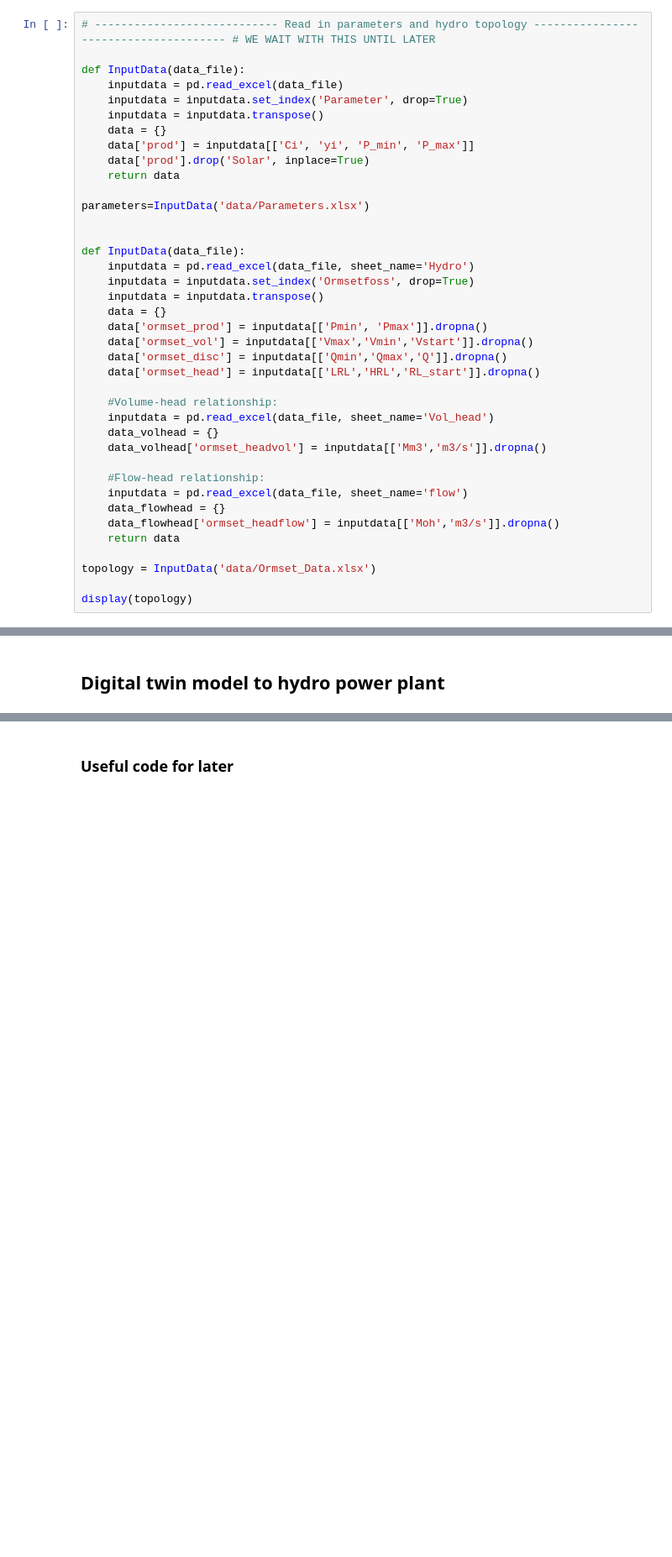
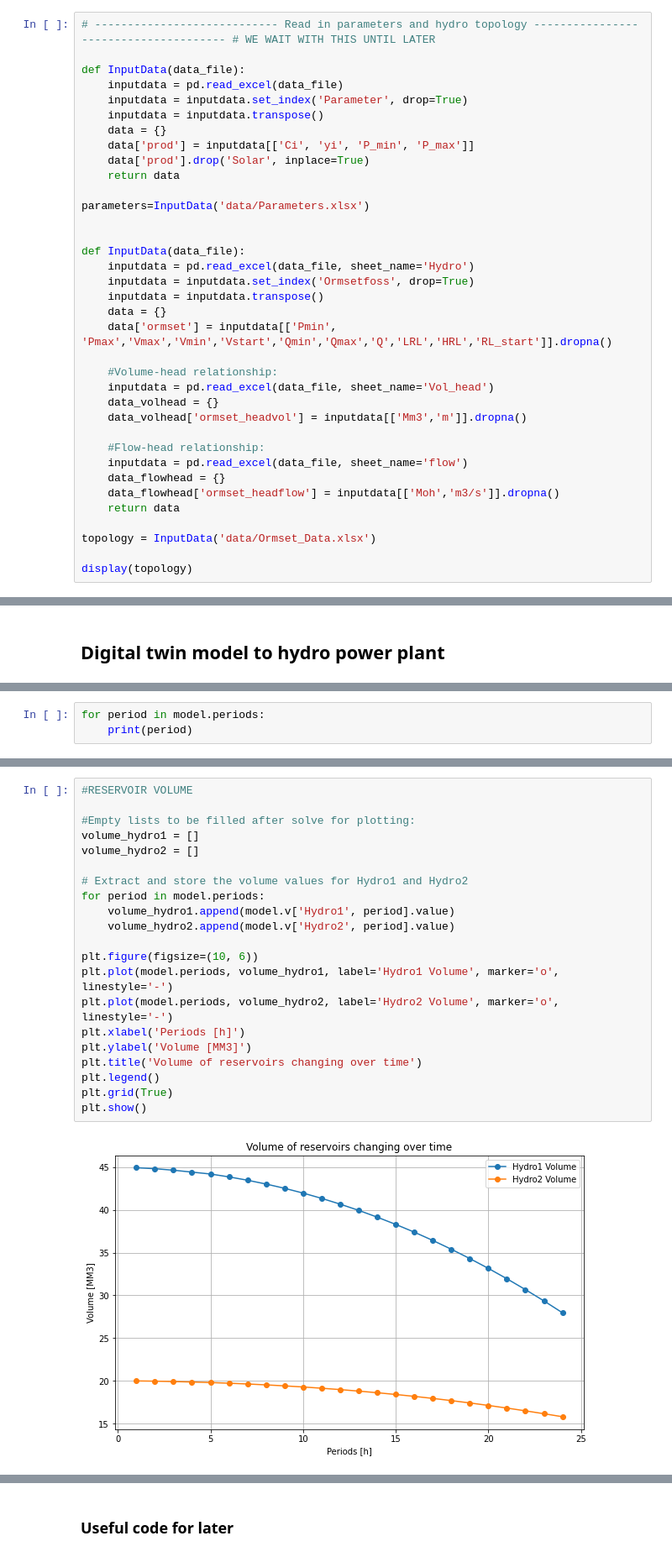
Before and after one commit to BenjaminTro/Preliminary-project, a Jupyter notebook: Hydro_power_plant.ipynb, the cells around one changed output, grey strips where cells are left out. Shown at 84% size. Cells and saved outputs as stored; diff of their text form; blank space fills up the shorter version.

```diff
--- a/Hydro_power_plant.ipynb
+++ b/Hydro_power_plant.ipynb
@@ -36,15 +36,12 @@ def InputData(data_file):
     inputdata = inputdata.set_index('Ormsetfoss', drop=True)
     inputdata = inputdata.transpose()
     data = {}
-    data['ormset_prod'] = inputdata[['Pmin', 'Pmax']].dropna()
-    data['ormset_vol'] = inputdata[['Vmax','Vmin','Vstart']].dropna()
-    data['ormset_disc'] = inputdata[['Qmin','Qmax','Q']].dropna()
-    data['ormset_head'] = inputdata[['LRL','HRL','RL_start']].dropna()
+    data['ormset'] = inputdata[['Pmin', 'Pmax','Vmax','Vmin','Vstart','Qmin','Qmax','Q','LRL','HRL','RL_start']].dropna()
 
     #Volume-head relationship:
     inputdata = pd.read_excel(data_file, sheet_name='Vol_head')
     data_volhead = {}
-    data_volhead['ormset_headvol'] = inputdata[['Mm3','m3/s']].dropna()
+    data_volhead['ormset_headvol'] = inputdata[['Mm3','m']].dropna()
 
     #Flow-head relationship:
     inputdata = pd.read_excel(data_file, sheet_name='flow')
@@ -257,0 +540,3 @@ ValueError: No value for uninitialized NumericValue object p[Hydro1,1]
+# %%
+for period in model.periods:
+    print(period)
@@ -257,0 +563,23 @@ ValueError: No value for uninitialized NumericValue object p[Hydro1,1]
+# %%
+#RESERVOIR VOLUME
+
+#Empty lists to be filled after solve for plotting:
+volume_hydro1 = []
+volume_hydro2 = []
+
+# Extract and store the volume values for Hydro1 and Hydro2
+for period in model.periods:
+    volume_hydro1.append(model.v['Hydro1', period].value)
+    volume_hydro2.append(model.v['Hydro2', period].value)
+
+plt.figure(figsize=(10, 6))
+plt.plot(model.periods, volume_hydro1, label='Hydro1 Volume', marker='o', linestyle='-')
+plt.plot(model.periods, volume_hydro2, label='Hydro2 Volume', marker='o', linestyle='-')
+plt.xlabel('Periods [h]')
+plt.ylabel('Volume [MM3]')
+plt.title('Volume of reservoirs changing over time')
+plt.legend()
+plt.grid(True)
+plt.show()
+# %% [output]
+[figure, added]
```
Also changed, not shown: parts of 13 cells of this notebook, 1 other file.
